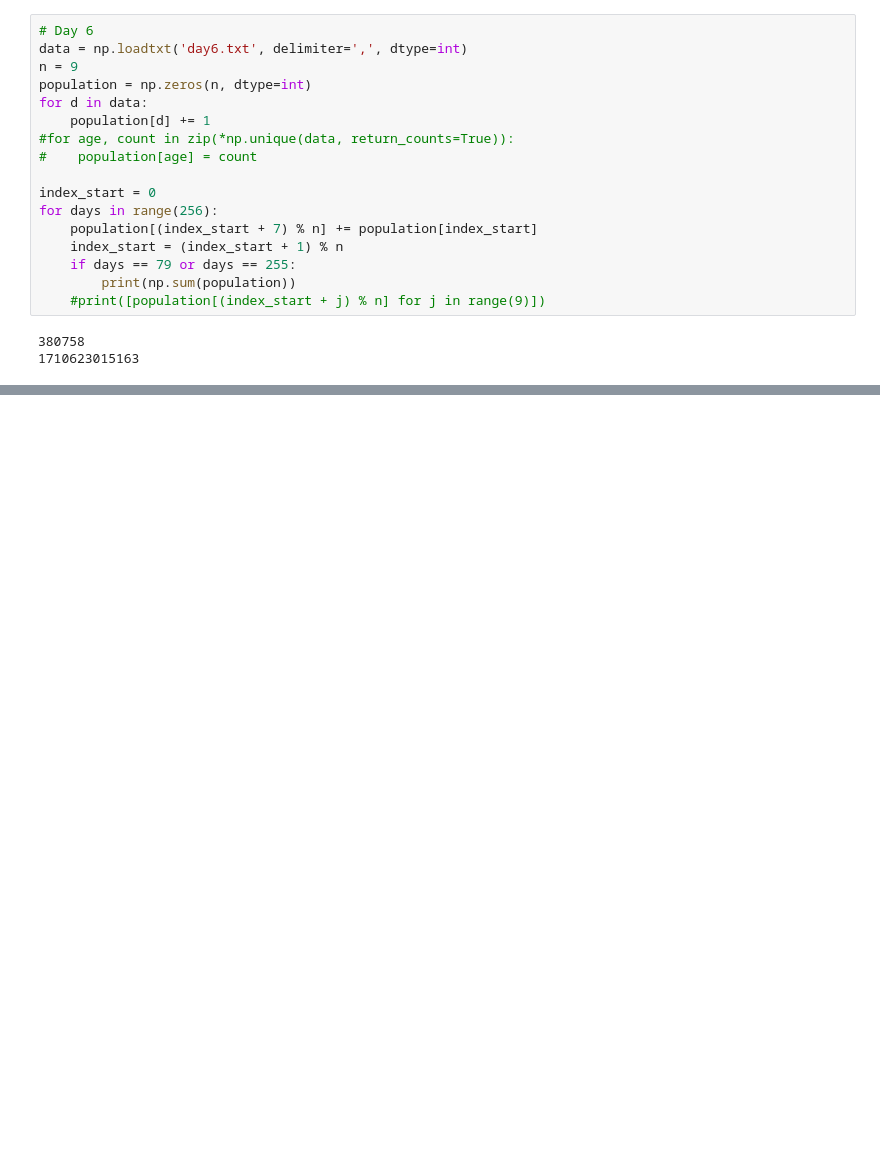
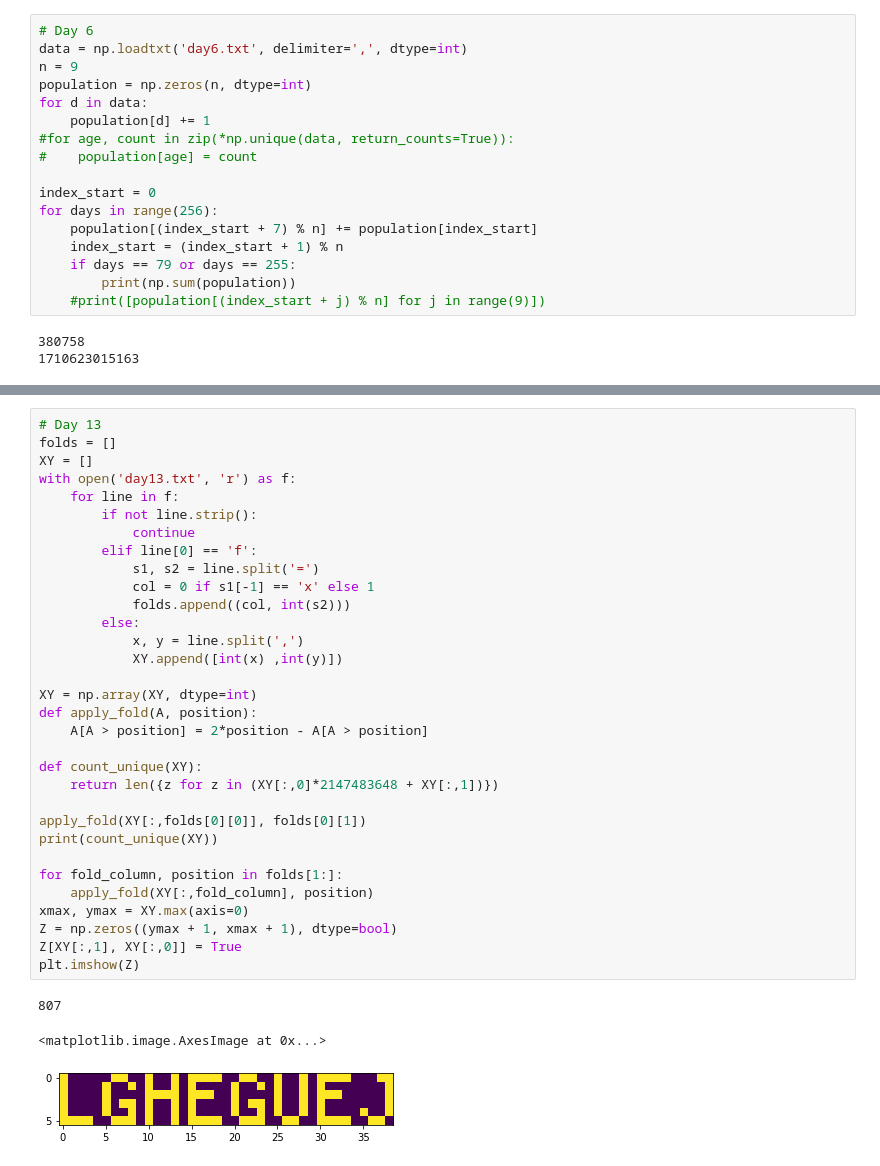
Before and after one commit to ThomasTram/AdventOfCode2021, a Jupyter notebook: AdventCalendar.ipynb, the cells around one changed output, grey strips where cells are left out. Drawn from its saved outputs; the diff is of its cells as text; blank space fills up the shorter version.

```diff
--- a/AdventCalendar.ipynb
+++ b/AdventCalendar.ipynb
@@ -463,0 +464,36 @@ print(N_paths)
+# %%
+# Day 13
+folds = []
+XY = []
+with open('day13.txt', 'r') as f:
+    for line in f:
+        if not line.strip():
+            continue
+        elif line[0] == 'f':
+            s1, s2 = line.split('=')
+            col = 0 if s1[-1] == 'x' else 1
+            folds.append((col, int(s2)))
+        else:
+            x, y = line.split(',')
+            XY.append([int(x) ,int(y)])
+
+XY = np.array(XY, dtype=int)
+def apply_fold(A, position):
+    A[A > position] = 2*position - A[A > position]
+
+def count_unique(XY):
+    return len({z for z in (XY[:,0]*2147483648 + XY[:,1])})
+
+apply_fold(XY[:,folds[0][0]], folds[0][1])
+print(count_unique(XY))
+
+for fold_column, position in folds[1:]:
+    apply_fold(XY[:,fold_column], position)
+xmax, ymax = XY.max(axis=0)
+Z = np.zeros((ymax + 1, xmax + 1), dtype=bool)
+Z[XY[:,1], XY[:,0]] = True
+plt.imshow(Z)
+# %% [output]
+807
+<matplotlib.image.AxesImage at 0x...>
+[figure, added]
```
Also changed, not shown: parts of 12 cells of this notebook, 1 other file.
